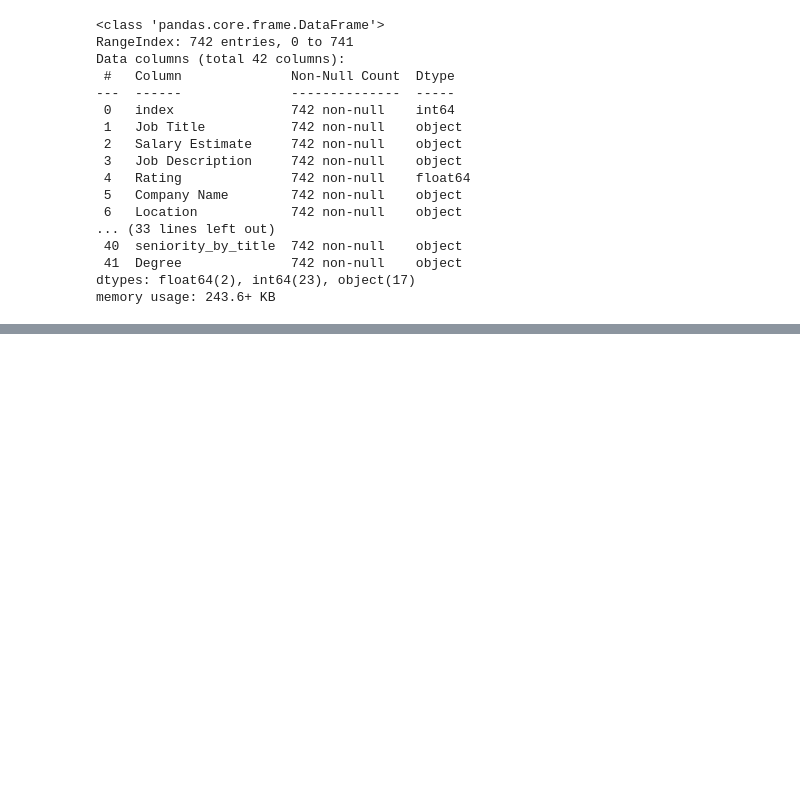
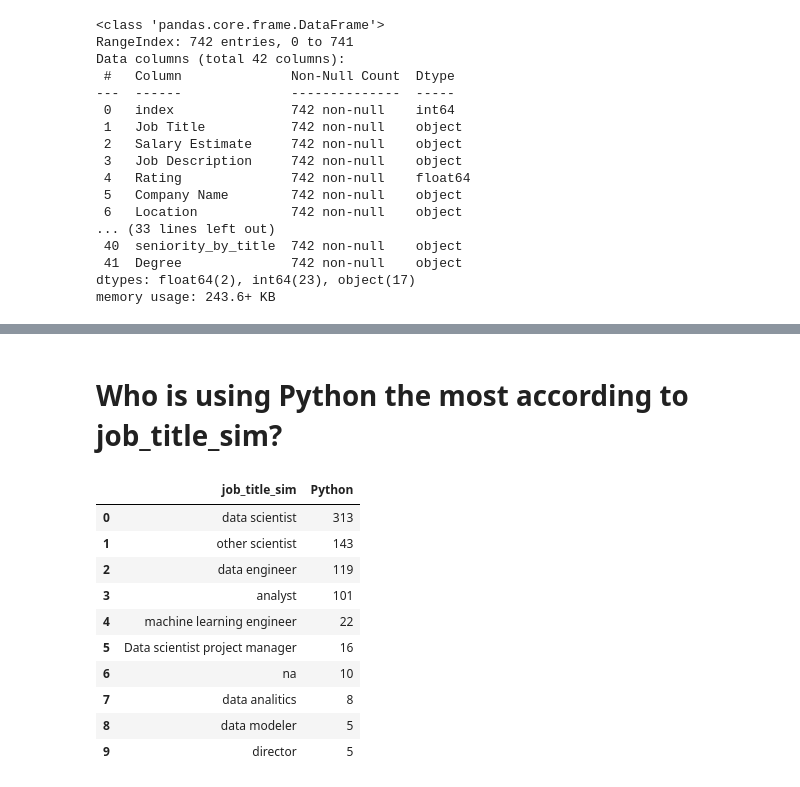
Before and after one commit to swhaley01/W9-Local-Workflow-Practice, a Jupyter notebook: 1218CodeAlong.ipynb, the cells around one changed output, grey strips where cells are left out. Drawn from its saved outputs; the diff is of its cells as text; code cells hidden in the pictures; blank space fills up the shorter version.

```diff
--- a/1218CodeAlong.ipynb
+++ b/1218CodeAlong.ipynb
@@ -41,0 +62,18 @@ memory usage: 243.6+ KB
+# %% [markdown]
+# Who is using Python the most according to job_title_sim?
+# %%
+python = df.groupby('job_title_sim')['Python'].count().sort_values(ascending = False)
+df2 = pd.DataFrame(python).reset_index()
+df2
+# %% [output]
+|  | job_title_sim | Python |
+| 0 | data scientist | 313 |
+| 1 | other scientist | 143 |
+| 2 | data engineer | 119 |
+| 3 | analyst | 101 |
+| 4 | machine learning engineer | 22 |
+| 5 | Data scientist project manager | 16 |
+| 6 | na | 10 |
+| 7 | data analitics | 8 |
+| 8 | data modeler | 5 |
+| 9 | director | 5 |
```
Also changed, not shown: parts of 8 cells of this notebook, 2 other files.
